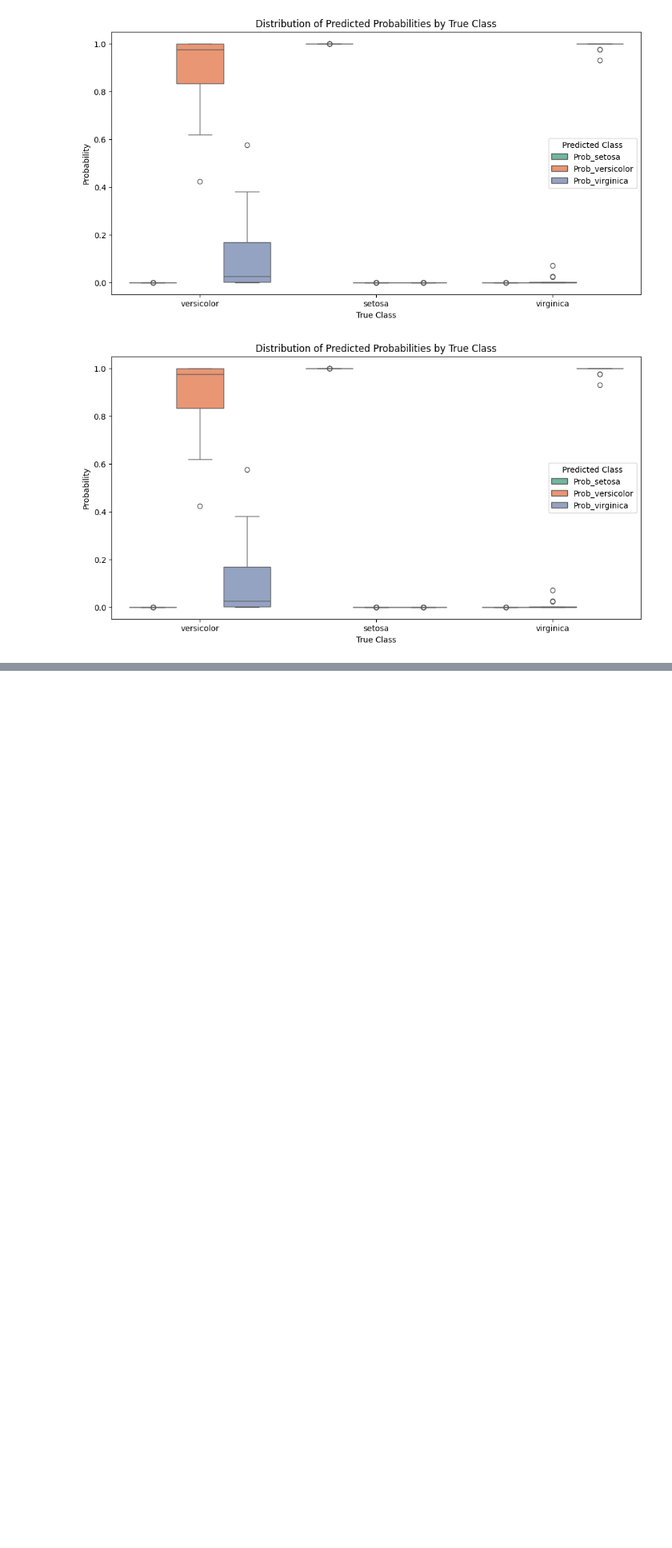
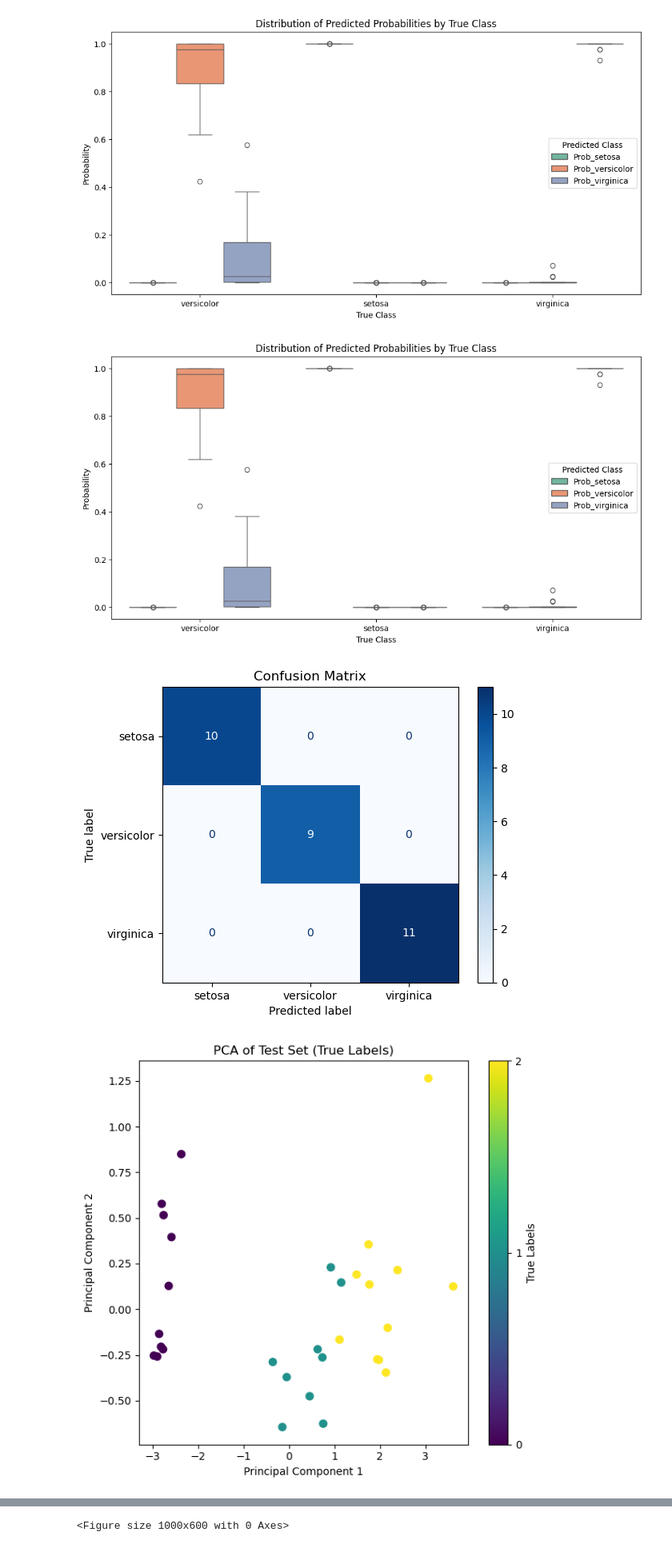
Before and after one commit to Versus-91/mlfit, a Jupyter notebook: frontend/test.ipynb, the cells around one changed output, grey strips where cells are left out. Shown: that part at 80% size. Cells and saved outputs as stored; diff of their text form; code cells hidden in the pictures; blank space fills up the shorter version.

Commit message:
boosting classification download code

```diff
--- a/frontend/test.ipynb
+++ b/frontend/test.ipynb
@@ -348,3 +348,78 @@ plt.show()
 4  versicolor     Prob_setosa  1.086796e-103
 [figure]
 [figure]
+# %%
+from sklearn.datasets import load_iris
+from sklearn.ensemble import HistGradientBoostingClassifier
+from sklearn.inspection import partial_dependence, PartialDependenceDisplay, permutation_importance
+from sklearn.model_selection import train_test_split
+from sklearn.metrics import confusion_matrix, ConfusionMatrixDisplay
+from sklearn.decomposition import PCA
+import matplotlib.pyplot as plt
+import numpy as np
+import pandas as pd
+
+# Load the Iris dataset
+iris = load_iris()
+X, y = iris.data, iris.target
+feature_names = iris.feature_names
+class_names = iris.target_names
+
+# Split the data into train and test sets
+X_train, X_test, y_train, y_test = train_test_split(X, y, test_size=0.2, random_state=42)
+
+# Fit a HistGradientBoostingClassifier
+model = HistGradientBoostingClassifier(random_state=42)
+model.fit(X_train, y_train)
+# Confusion Matrix
+y_pred = model.predict(X_test)
+conf_matrix = confusion_matrix(y_test, y_pred, labels=np.unique(y))
+disp = ConfusionMatrixDisplay(confusion_matrix=conf_matrix, display_labels=class_names)
+disp.plot(cmap=plt.cm.Blues, values_format="d")
+plt.title("Confusion Matrix")
+plt.show()
+
+# PCA of Results
+pca = PCA(n_components=2)
+X_test_pca = pca.fit_transform(X_test)
+
+# Plot PCA results with true labels and predicted labels
+plt.figure(figsize=(12, 6))
+
+# Subplot 1: PCA with True Labels
+plt.subplot(1, 2, 1)
+scatter = plt.scatter(X_test_pca[:, 0], X_test_pca[:, 1], c=y_test, cmap='viridis', s=50)
+plt.colorbar(scatter, ticks=np.arange(len(class_names)), label="True Labels")
+plt.title("PCA of Test Set (True Labels)")
+plt.xlabel("Principal Component 1")
+plt.ylabel("Principal Component 2")
+
+
+plt.tight_layout()
+plt.show()
+# Compute and plot Partial Dependence Plot (PDP)
+fig, ax = plt.subplots(figsize=(12, 8))
+PartialDependenceDisplay.from_estimator(
+    model, X_train, [0, 1,2,3], feature_names=feature_names, ax=ax,target=0
+)
+plt.show()
+
+# Compute and plot Permutation Feature Importance (PFI)
+pfi = permutation_importance(model, X_test, y_test, n_repeats=10, random_state=42)
+# Convert PFI results to a DataFrame for easier manipulation
+pfi_df = pd.DataFrame({
+    "Feature": np.repeat(feature_names, repeats=pfi.importances.shape[1]),
+    "Importance": pfi.importances.ravel()
+})
+
+# Create boxplots for Permutation Feature Importance
+plt.figure(figsize=(10, 6))
+pfi_df.boxplot(by="Feature", column="Importance", grid=False, vert=False, showmeans=False)
+plt.xlabel("Permutation Importance")
+plt.ylabel("Feature")
+plt.title("Permutation Feature Importance (PFI)")
+plt.suptitle("")  # Remove automatic suptitle from boxplot
+plt.show()
+# %% [output]
+[figure, added]
+[figure, added]
@@ -350,0 +427 @@ plt.show()
+<Figure size 1000x600 with 0 Axes>
```
Also changed, not shown: parts of 1 cell of this notebook, 2 other files.
